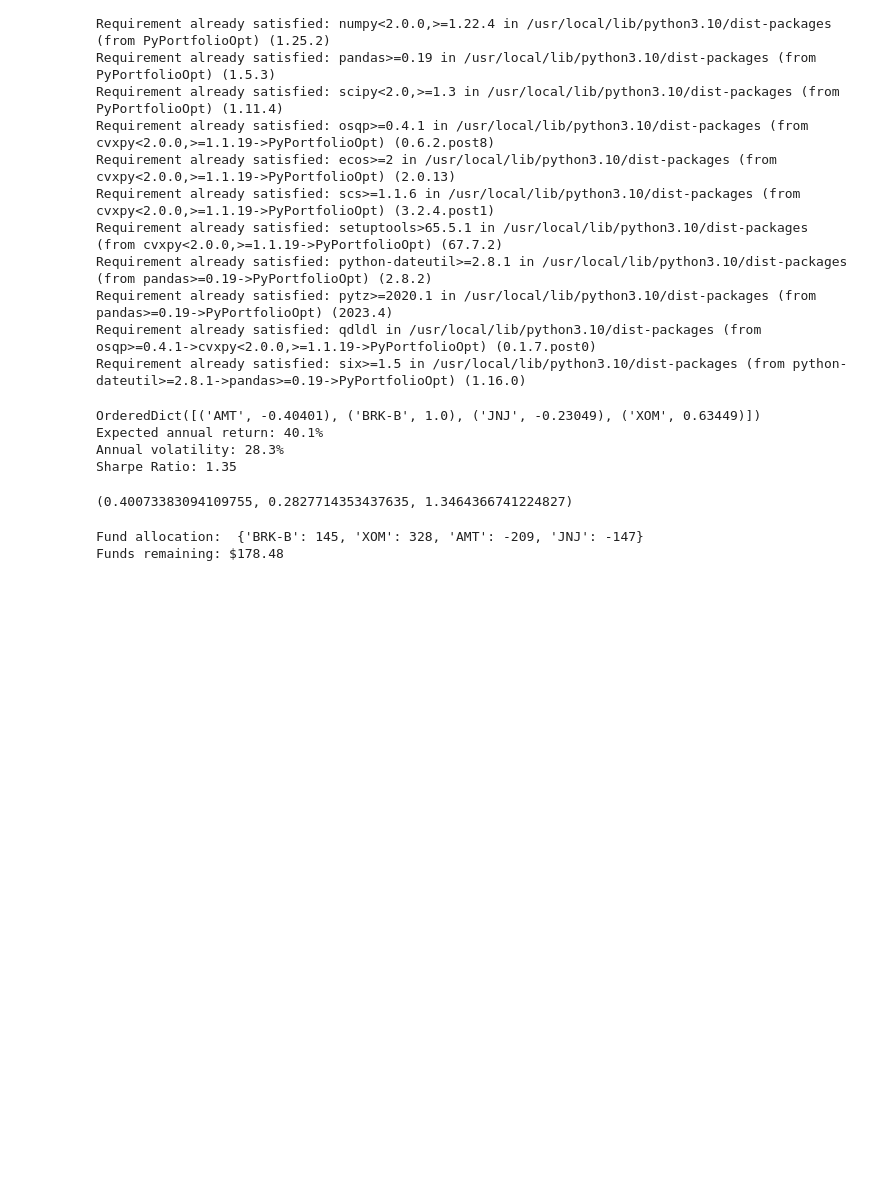
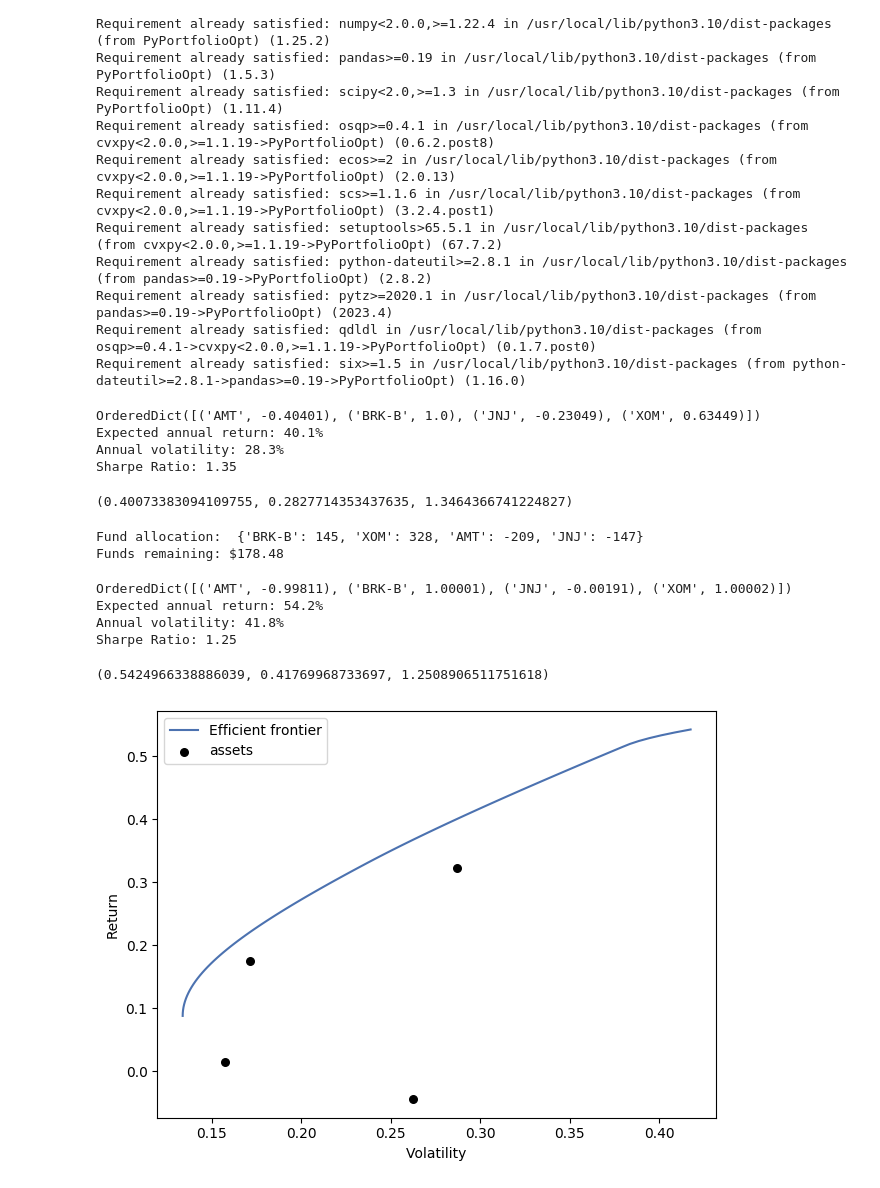
Before and after one commit to victorezealuma/Stock_Portfolio_Optimization, a Jupyter notebook: Portfolio_Opt_.ipynb, the cells around one changed output. Cells and saved outputs as stored; diff of their text form; code cells hidden in the pictures; blank space fills up the shorter version.

```diff
--- a/Portfolio_Opt_.ipynb
+++ b/Portfolio_Opt_.ipynb
@@ -196,13 +196,20 @@ Funds remaining: $178.48
 # %%
 # Calculate the expected returns and the annualized sample covariance matrix of asset returns
 mu = expected_returns.mean_historical_return(df)
 S = risk_models.sample_cov(df)
 
 # Optimize for maximum sharpe ratio
 ef = EfficientFrontier(mu,S,weight_bounds=(None,None))
 ef.add_constraint(lambda w: w[0]+w[1]+w[2]+w[3] == 1)
 plotting.plot_efficient_frontier(ef)
-weights = ef.max_sharpe()
+#weights = ef.max_sharpe()
 cleaned_weights = ef.clean_weights()
 print(cleaned_weights)
 ef.portfolio_performance(verbose=True)
+# %% [output]
+OrderedDict([('AMT', -0.99811), ('BRK-B', 1.00001), ('JNJ', -0.00191), ('XOM', 1.00002)])
+Expected annual return: 54.2%
+Annual volatility: 41.8%
+Sharpe Ratio: 1.25
+(0.5424966338886039, 0.41769968733697, 1.2508906511751618)
+[figure, added]
```
